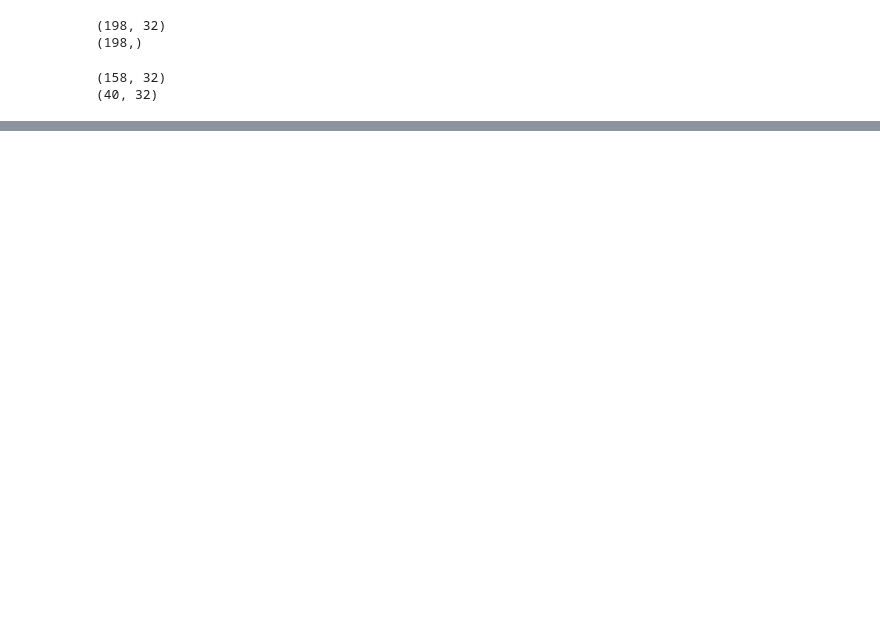
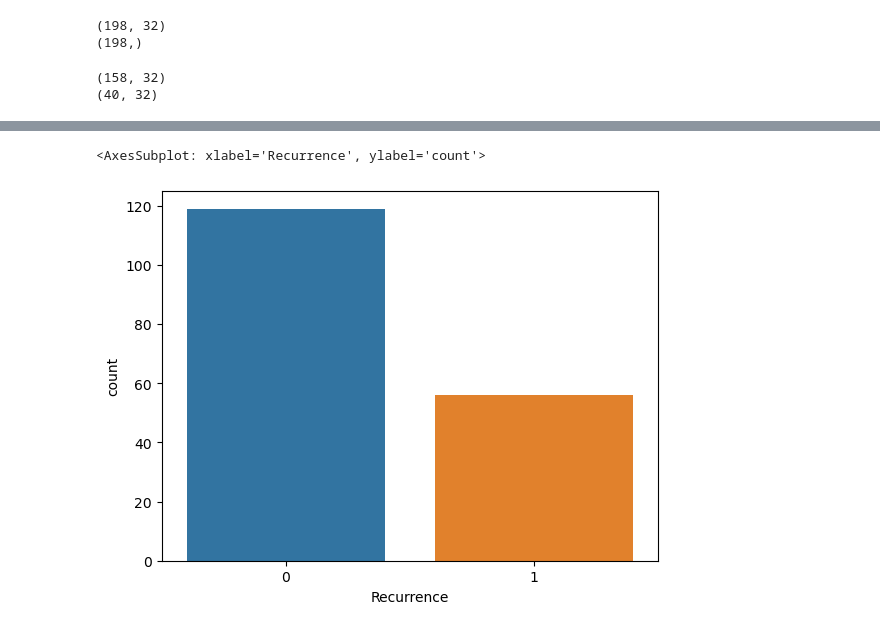
Before and after one commit to Raaaii/Breast_Cancer_ML-DL, a Jupyter notebook: LogRegClassifier/LRClassification.ipynb, the cells around one changed output, grey strips where cells are left out. Drawn from its saved outputs; the diff is of its cells as text; code cells hidden in the pictures; blank space fills up the shorter version.

Commit message:
New Logistic regression

```diff
--- a/LogRegClassifier/LRClassification.ipynb
+++ b/LogRegClassifier/LRClassification.ipynb
@@ -128,7 +17,7 @@ df.head()
 # %%
 #We define X and y
-X = df.drop('Recurrence',axis=1)
-y = df['Recurrence']
+X = data.drop('Recurrence',axis=1)
+y = data['Recurrence']
 #rename X and y as features and target
 features = X
 target = y
@@ -148,10 +37,3 @@ print(X_test.shape)
 # %% [output]
 (158, 32)
 (40, 32)
-# %%
-#define logistic regression model
-from sklearn.linear_model import LogisticRegression
-logmodel = LogisticRegression(solver='newton-cg', penalty='l2', C=0.001, max_iter=1000, random_state=42, class_weight='balanced')
-logmodel.fit(X_train,y_train)
-test_predictions = logmodel.predict(X_test)
-train_predictions = logmodel.predict(X_train)
@@ -175,0 +46,12 @@ plt.show()
+# %%
+#perform adasyn sampling
+from imblearn.over_sampling import ADASYN
+
+ada =  ADASYN(sampling_strategy=0.5, n_neighbors=10)
+X_train, y_train = ada.fit_resample(X_train, y_train)
+# %%
+#save count plot of target variable after sampling
+sns.countplot(x=y_train)
+# %% [output]
+<AxesSubplot: xlabel='Recurrence', ylabel='count'>
+[figure, added]
```
Also changed, not shown: parts of 38 cells of this notebook, 4 other files.
